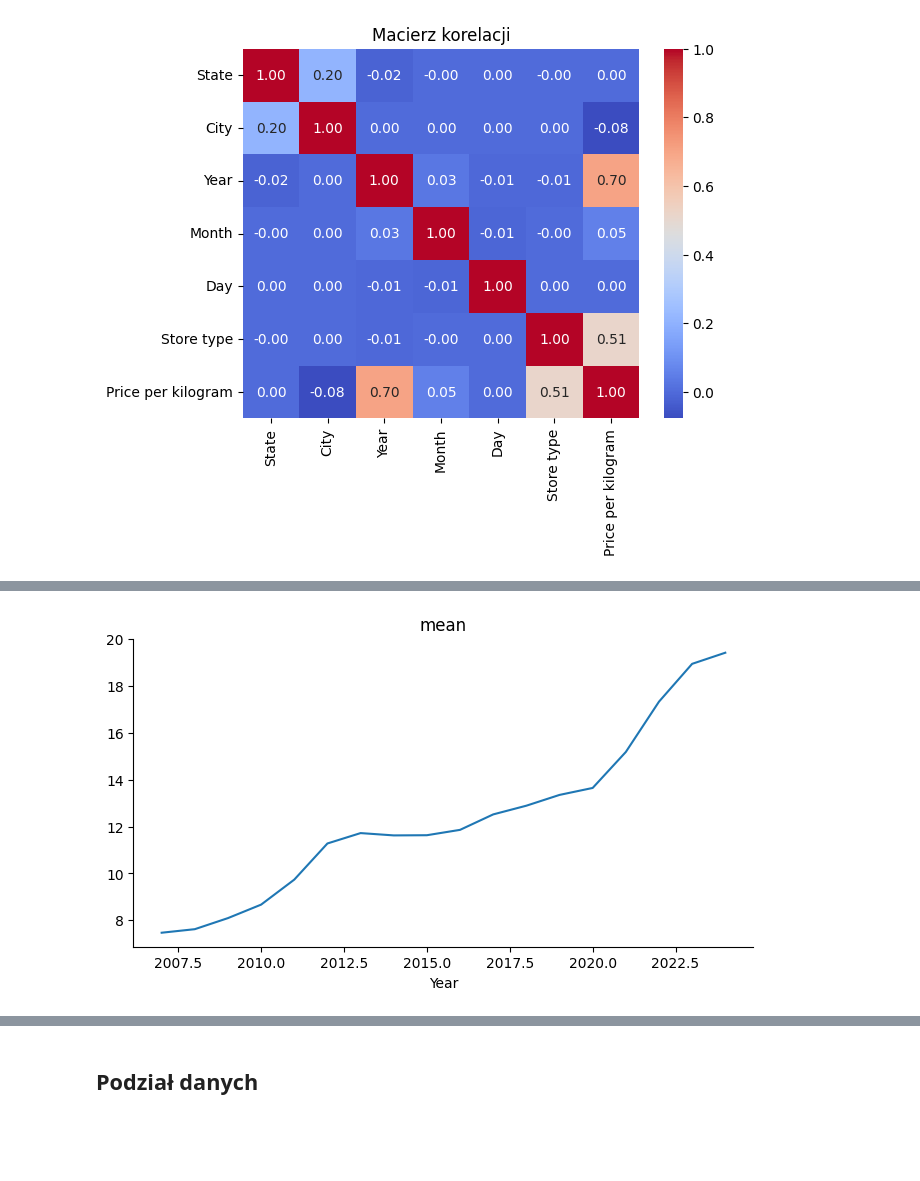
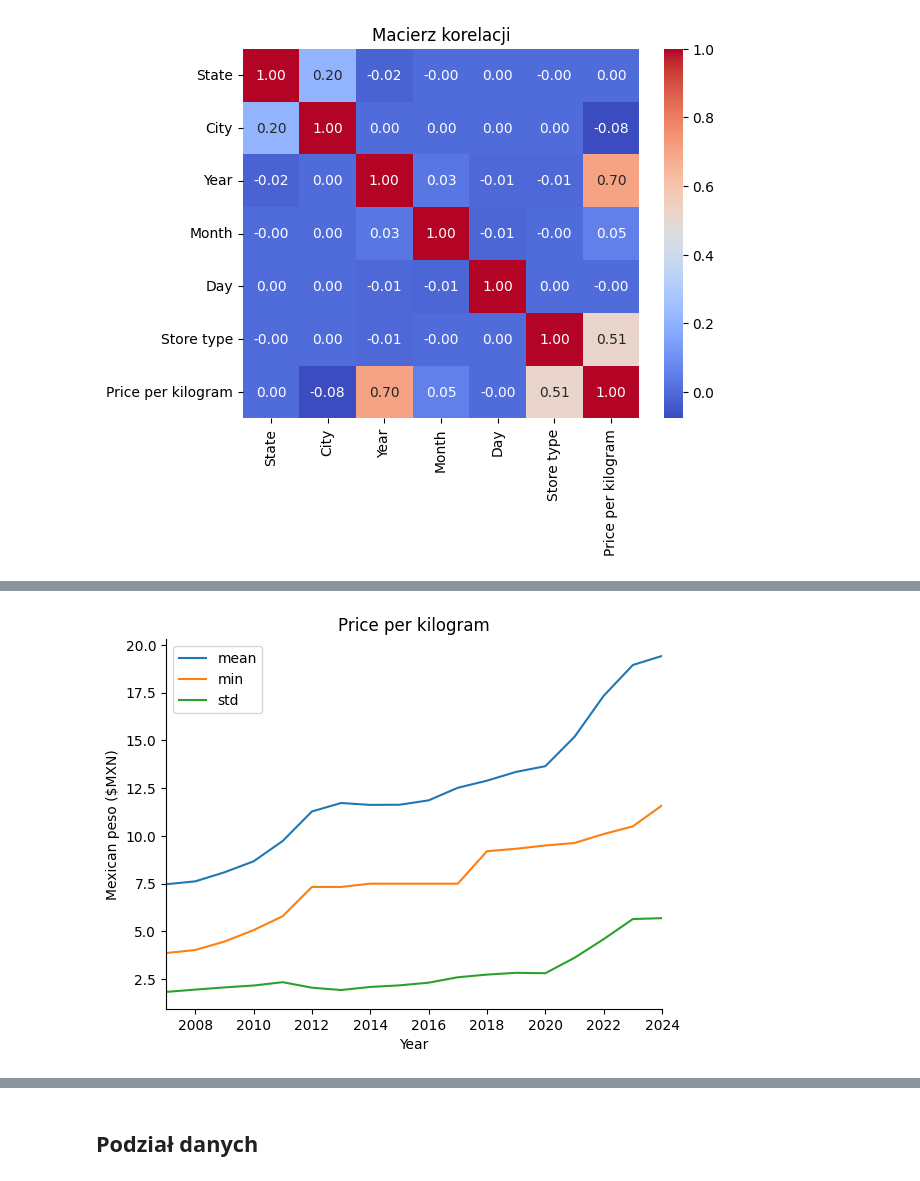
Before and after one commit to KarolPilarski/PJA-ASI-14c-GR3, a Jupyter notebook: tortilla_prices.ipynb, the cells around one changed output, grey strips where cells are left out. Drawn from its saved outputs; the diff is of its cells as text; code cells hidden in the pictures; blank space fills up the shorter version.

Commit message:
Clean the prediction column
Combine three plots into one

```diff
--- a/tortilla_prices.ipynb
+++ b/tortilla_prices.ipynb
@@ -72,4 +69,0 @@ Uśrednianie pustych wartości
-# %%
-numeric_cols = df.select_dtypes(include=[np.number])
-numeric_means = numeric_cols.mean()
-df[numeric_cols.columns] = numeric_cols.fillna(numeric_means)
@@ -76,3 +72,5 @@ df[numeric_cols.columns] = numeric_cols.fillna(numeric_means)
+# %%
+df = df.dropna(subset=['Price per kilogram'])
 # %%
 df.isnull().any()
 # %% [output]
@@ -87,3 +95,5 @@ dtype: bool
+# %%
+df.drop(df.index[df['Price per kilogram'] == 0], inplace = True)
 # %%
 print(df.head())
 # %% [output]
@@ -146,7 +156,8 @@ plt.show()
 # %% [output]
 [figure]
 # %%
-df["Price per kilogram"].groupby([df["Year"]]).describe()
+y_describe = df["Price per kilogram"].groupby([df["Year"]]).describe()
+y_describe
 # %% [output]
 |  | count | mean | std | min | 25% | 50% | 75% | max |
 | Year |  |  |  |  |  |  |  |  |
@@ -197,6 +180,11 @@ plt.gca().spines[['top', 'right',]].set_visible(False)
 # %%
 from matplotlib import pyplot as plt
-_df_13['mean'].plot(kind='line', figsize=(8, 4), title='mean')
+ax = plt.subplot(title='Price per kilogram', xlim=(2007, 2024), ylabel='Mexican peso ($MXN)')
+y_describe['mean'].plot(kind='line')
+y_describe['min'].plot(kind='line')
+y_describe['std'].plot(kind='line')
+plt.legend(['mean', 'min', 'std'])
+plt.ylabel = 'Price per kilogram'
 plt.gca().spines[['top', 'right']].set_visible(False)
 # %% [output]
-[figure, old version]
+[figure, new version]
```
Also changed, not shown: parts of 11 cells of this notebook.
